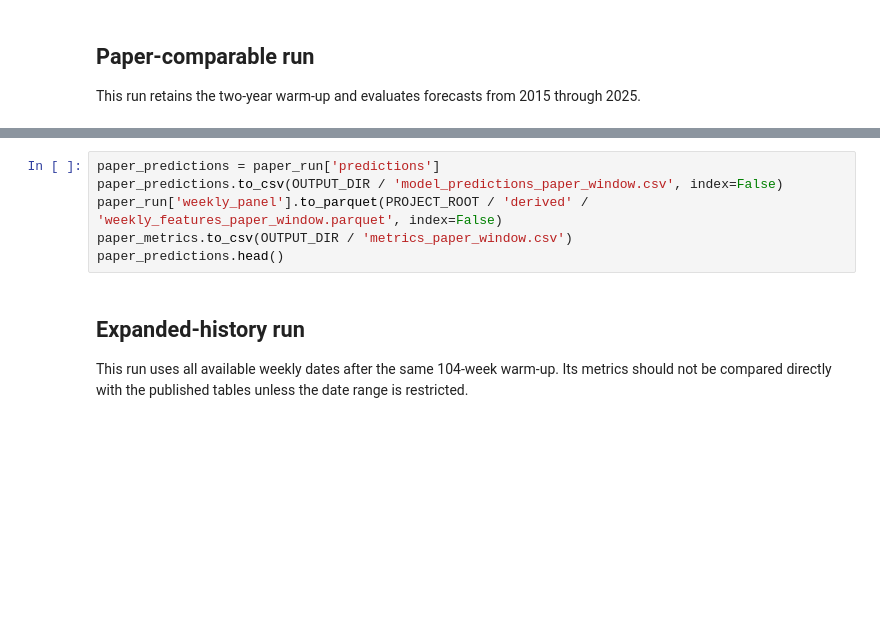
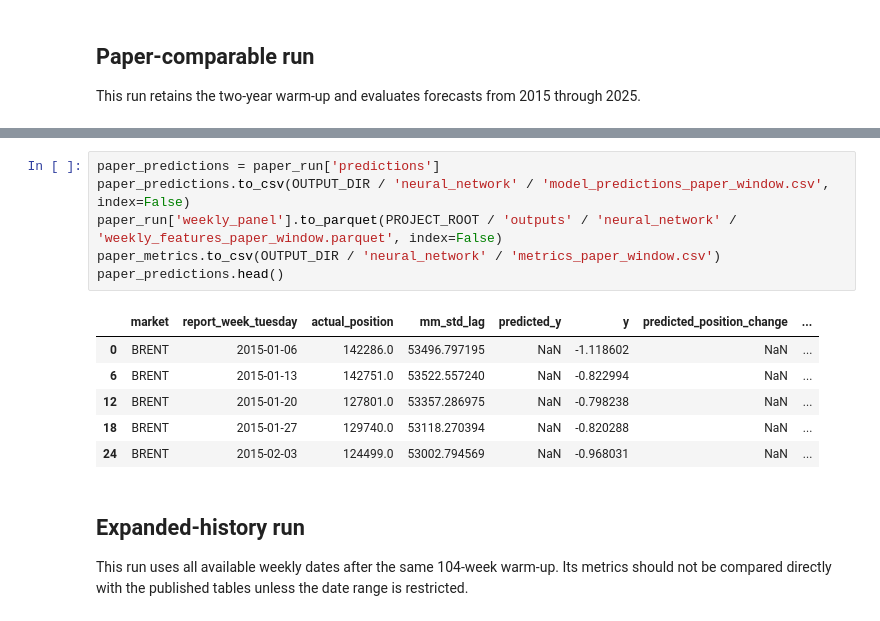
Before and after one commit to julienwax/Capstone, a Jupyter notebook: paper_replication/notebooks/replicate_insight_177.ipynb, the cells around one changed output, grey strips where cells are left out. Saved outputs shown, nothing was run; the diff lists cells and outputs as text; blank space fills up the shorter version.

```diff
--- a/paper_replication/notebooks/replicate_insight_177.ipynb
+++ b/paper_replication/notebooks/replicate_insight_177.ipynb
@@ -38,9 +48,16 @@ paper_metrics
 # %%
 paper_predictions = paper_run['predictions']
-paper_predictions.to_csv(OUTPUT_DIR / 'model_predictions_paper_window.csv', index=False)
-paper_run['weekly_panel'].to_parquet(PROJECT_ROOT / 'derived' / 'weekly_features_paper_window.parquet', index=False)
-paper_metrics.to_csv(OUTPUT_DIR / 'metrics_paper_window.csv')
+paper_predictions.to_csv(OUTPUT_DIR / 'neural_network' / 'model_predictions_paper_window.csv', index=False)
+paper_run['weekly_panel'].to_parquet(PROJECT_ROOT / 'outputs' / 'neural_network' / 'weekly_features_paper_window.parquet', index=False)
+paper_metrics.to_csv(OUTPUT_DIR / 'neural_network' / 'metrics_paper_window.csv')
 paper_predictions.head()
+# %% [output]
+|  | market | report_week_tuesday | actual_position | mm_std_lag | predicted_y | y | predicted_position_change | ... |
+| 0 | BRENT | 2015-01-06 | 142286.0 | 53496.797195 | NaN | -1.118602 | NaN | ... |
+| 6 | BRENT | 2015-01-13 | 142751.0 | 53522.557240 | NaN | -0.822994 | NaN | ... |
+| 12 | BRENT | 2015-01-20 | 127801.0 | 53357.286975 | NaN | -0.798238 | NaN | ... |
+| 18 | BRENT | 2015-01-27 | 129740.0 | 53118.270394 | NaN | -0.820288 | NaN | ... |
+| 24 | BRENT | 2015-02-03 | 124499.0 | 53002.794569 | NaN | -0.968031 | NaN | ... |
 # %% [markdown]
 ## Expanded-history run
 
```
Also changed, not shown: parts of 6 cells of this notebook, 18 other files.
